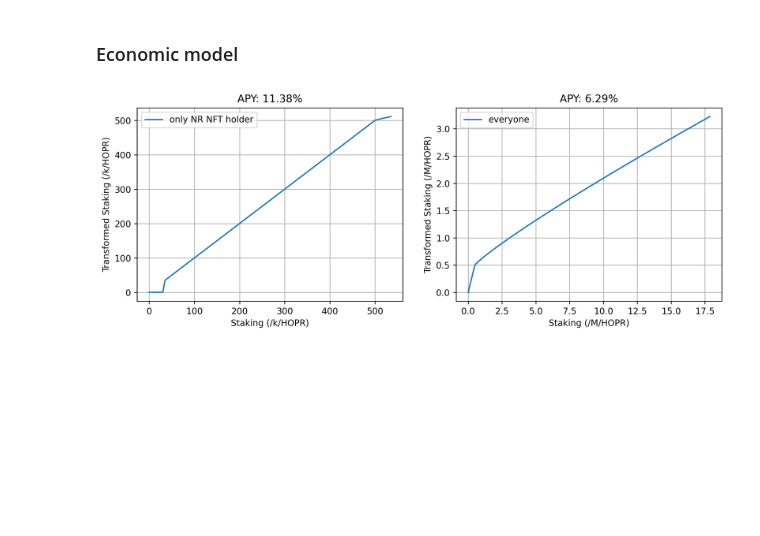
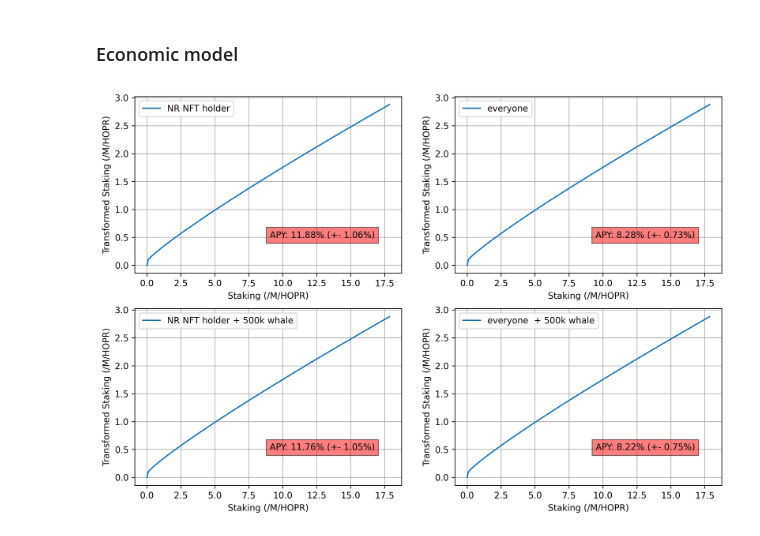
Before and after one commit to hoprnet/ct-research, a Jupyter notebook: ct-app/__simulations__/apy_comparison.ipynb, the cells around one changed output. Saved outputs shown, nothing was run; the diff lists cells and outputs as text; code cells hidden in the pictures; blank space fills up the shorter version.

Commit message:
economic model update

```diff
--- a/ct-app/__simulations__/apy_comparison.ipynb
+++ b/ct-app/__simulations__/apy_comparison.ipynb
@@ -54,8 +86,8 @@ raw_data = pd.merge(raw_all, raw_nft, on="account", how="left")
 
 condition = raw_data["token_id"].isnull()
 
-staking_info_nft_holders = raw_data[~condition]
-staking_info_non_nft_holders = raw_data[condition]
-staking_info_all = raw_data
+staking_info_nft_holders = list(raw_data[~condition]["actual_stake"])
+staking_info_non_nft_holders = list(raw_data[condition]["actual_stake"])
+staking_info_all = list(raw_data["actual_stake"])
 # %% [markdown]
 ### Economic model
@@ -85,27 +142,35 @@ options = [{
 # %%
-rows = 1
+rows = 2
 cols = int(len(options) / rows + 0.5)
-fig, axes = plt.subplots(nrows=rows, ncols=cols, figsize=(cols*6,rows*4), dpi=250)
+fig, axes = plt.subplots(nrows=rows, ncols=cols, figsize=(cols*6,rows*4), dpi=300)
 
 axes = [axes] if isinstance(axes, Axes) else axes.flatten()
 
+results = probabilistic_apy(datas, options, 200)
 
-for opt, ax in zip(options, axes):
-    stakings = range(0, int(max(opt["data"])), 5000)
-    transformed_stakings = stake_transformation(stakings, **opt["model_arguments"])
+max_stakes = max([max(data) for data in datas])
+stakes = range(0, int(max_stakes), 5000)
+factor, prefix = factor_and_prefix(stakes[-1])
 
-    factor, prefix = factor_and_prefix(stakings[-1])
+for opt, result, ax in zip(options, results, axes):
+    tf_stakes = stake_transformation(stakes, **opt["model_arguments"])
 
-    staking_for_plt = [s/factor for s in stakings]
-    transformed_staking_for_plt = [s/factor for s in transformed_stakings]
+    stakes_for_plt = [s/factor for s in stakes]
+    tf_stakes_for_plt = [s/factor for s in tf_stakes]
 
-    ax.set_title(f"APY: {compute_apy(opt, percentage=True):.2f}%")
-    ax.plot(staking_for_plt, transformed_staking_for_plt, label=opt["legend"])
+    ax.plot(stakes_for_plt, tf_stakes_for_plt, label=opt["legend"])
     ax.set_xlabel(f"Staking (/{prefix}/HOPR)")
     ax.set_ylabel(f"Transformed Staking (/{prefix}/HOPR)")
+    ax.text(0.9,
+            0.2,
+            f"APY: {result['average']:.2%} (+- {result['std']:.2%})",
+            transform=ax.transAxes,
+            horizontalalignment='right',
+            bbox=dict(facecolor='red', alpha=0.5),)
+
     ax.legend()
     ax.grid()
 
 plt.show()
 # %% [output]
-[figure, old version]
+[figure, new version]
```
Also changed, not shown: parts of 5 cells of this notebook.
